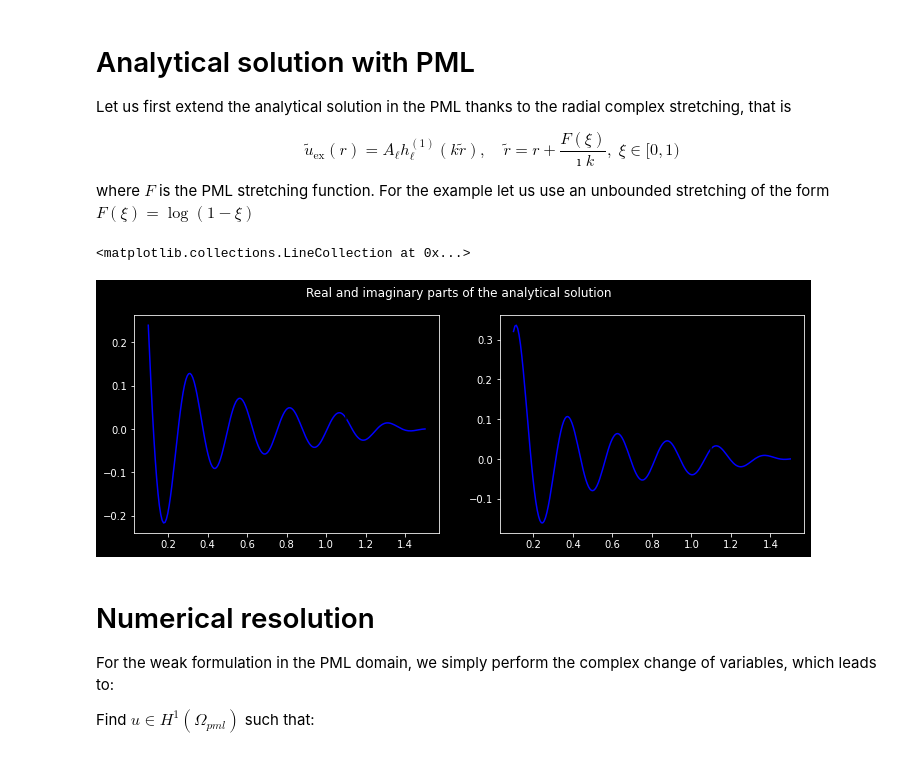
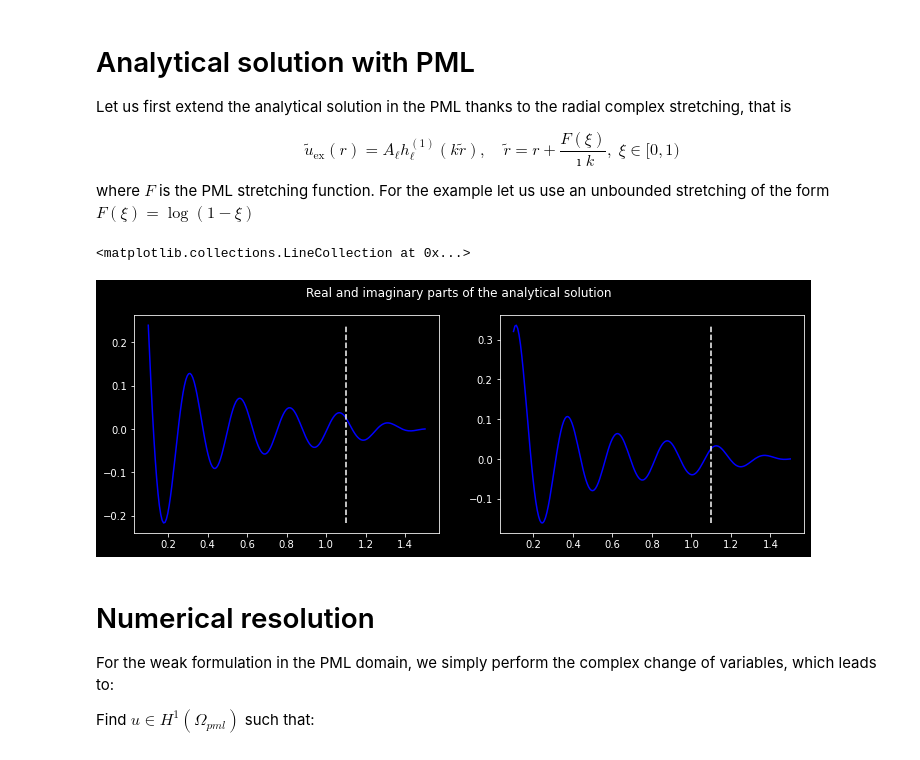
Before and after one commit to pmarchne/Helmholtz_1D_HighOrder_FEM, a Jupyter notebook: Pml_spherical_1D_Helmholtz.ipynb, the cells around one changed output. Saved outputs shown, nothing was run; the diff lists cells and outputs as text; code cells hidden in the pictures.

```diff
--- a/Pml_spherical_1D_Helmholtz.ipynb
+++ b/Pml_spherical_1D_Helmholtz.ipynb
@@ -38,17 +38,17 @@ r_tilde = np.piecewise(r, [r < R, r >= R], [lambda r: r, lambda r: r + F((r-R)/d
 # %%
 from AnalyticalSolutions import spherical_hankel
 u_ex = Al*spherical_hankel(l,k*r_tilde)
 
 fig, (ax1, ax2) = plt.subplots(1, 2)
 fig.set_figwidth(12)
 fig.suptitle('Real and imaginary parts of the analytical solution')
 ax1.plot(np.real(r), np.real(u_ex), 'b')
-ax1.vlines(R, np.min(np.real(u_ex)), np.max(np.real(u_ex)), linestyles ="dashed", colors ="k")
+ax1.vlines(R, np.min(np.real(u_ex)), np.max(np.real(u_ex)), linestyles ="dashed", colors ="w")
 ax2.plot(np.real(r), np.imag(u_ex), 'b')
-ax2.vlines(R, np.min(np.imag(u_ex)), np.max(np.imag(u_ex)), linestyles ="dashed", colors ="k")
+ax2.vlines(R, np.min(np.imag(u_ex)), np.max(np.imag(u_ex)), linestyles ="dashed", colors ="w")
 # %% [output]
 <matplotlib.collections.LineCollection at 0x...>
-[figure, old version]
+[figure, new version]
 # %% [markdown]
 # Numerical resolution
 
```
Also changed, not shown: 2 other files.
